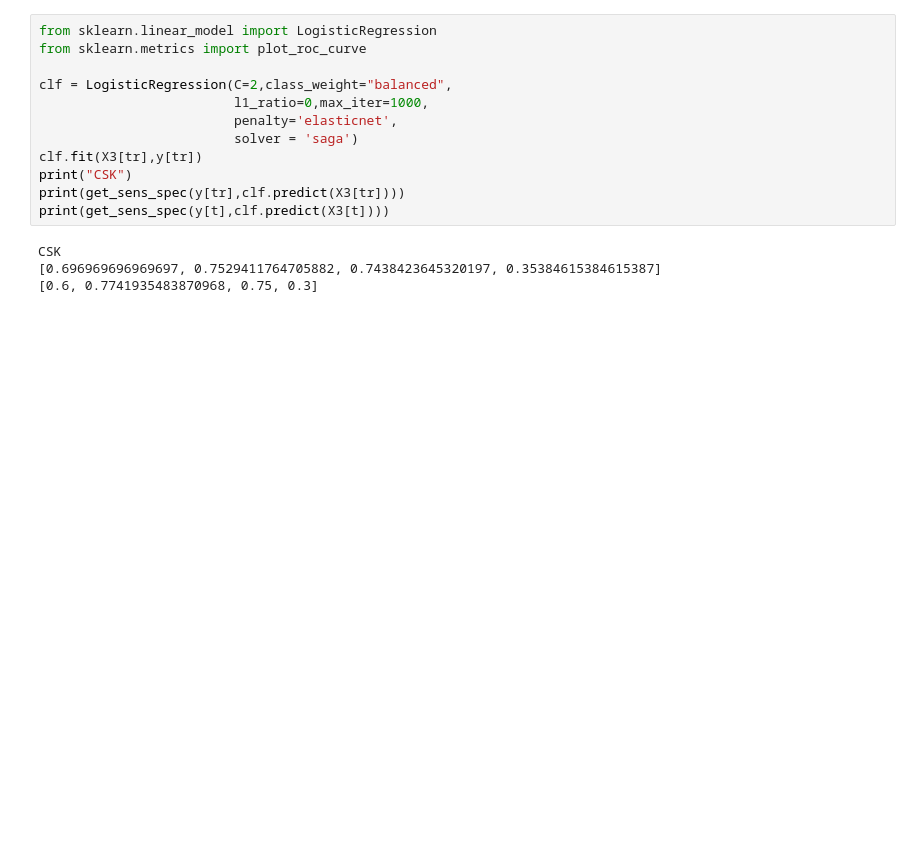
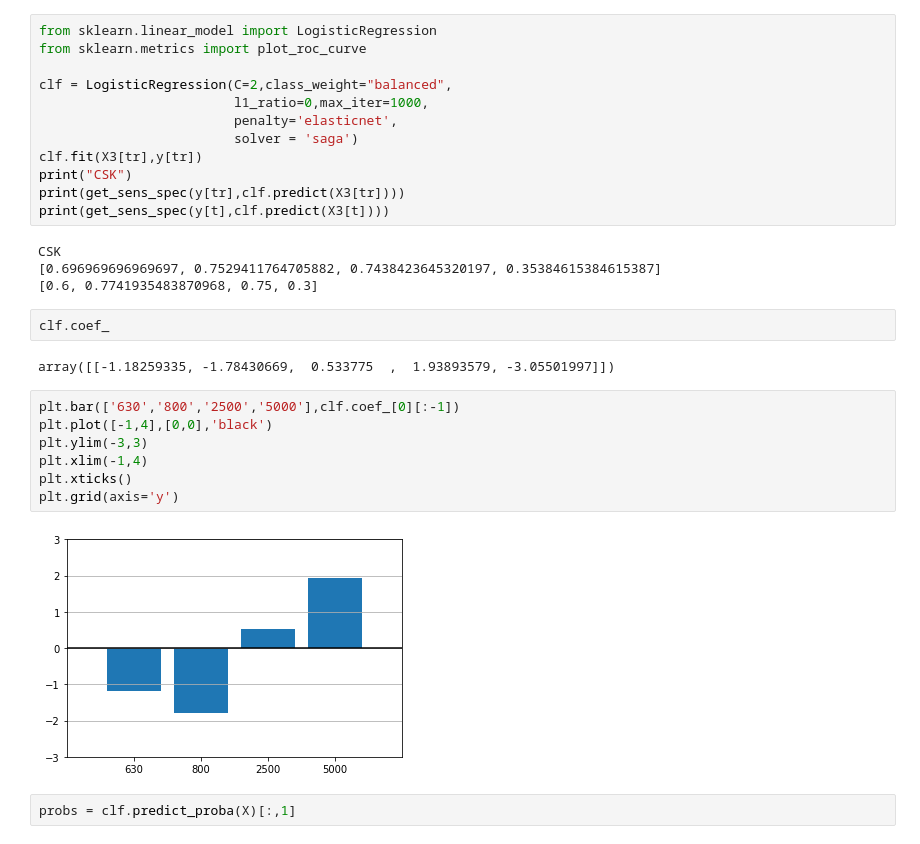
Before and after one commit to SigmaRichards/CapstoneUnitPersonal, a Jupyter notebook: CSDY_LR.ipynb, the cells around one changed output. Saved outputs shown, nothing was run; the diff lists cells and outputs as text; blank space fills up the shorter version.

Commit message:
Added Pretty Plots

```diff
--- a/CSDY_LR.ipynb
+++ b/CSDY_LR.ipynb
@@ -114,3 +114,18 @@ print(get_sens_spec(y[t],clf.predict(X3[t])))
 CSK
 [0.696969696969697, 0.7529411764705882, 0.7438423645320197, 0.35384615384615387]
 [0.6, 0.7741935483870968, 0.75, 0.3]
+# %%
+clf.coef_
+# %% [output]
+array([[-1.18259335, -1.78430669,  0.533775  ,  1.93893579, -3.05501997]])
+# %%
+plt.bar(['630','800','2500','5000'],clf.coef_[0][:-1])
+plt.plot([-1,4],[0,0],'black')
+plt.ylim(-3,3)
+plt.xlim(-1,4)
+plt.xticks()
+plt.grid(axis='y')
+# %% [output]
+[figure, added]
+# %%
+probs = clf.predict_proba(X)[:,1]
```
Also changed, not shown: parts of 6 cells of this notebook, 1 other file.
